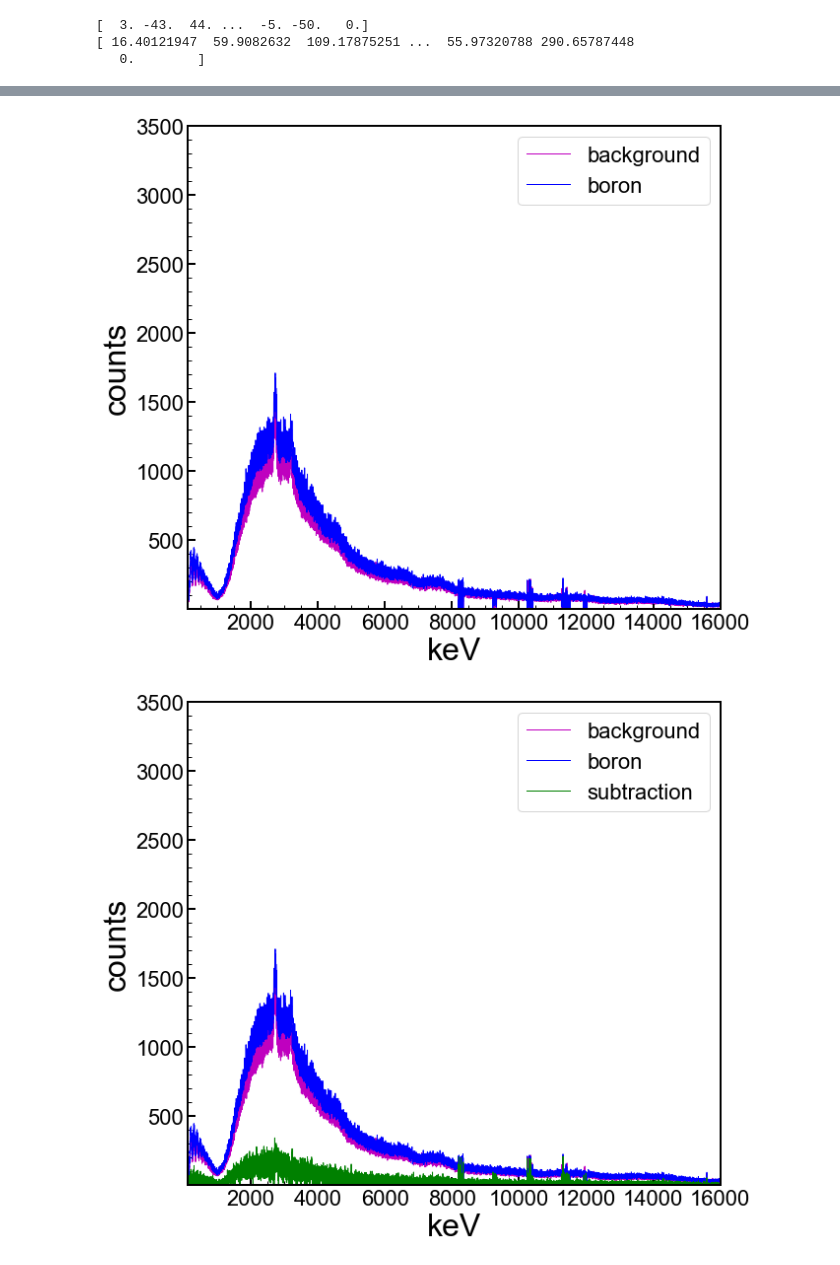
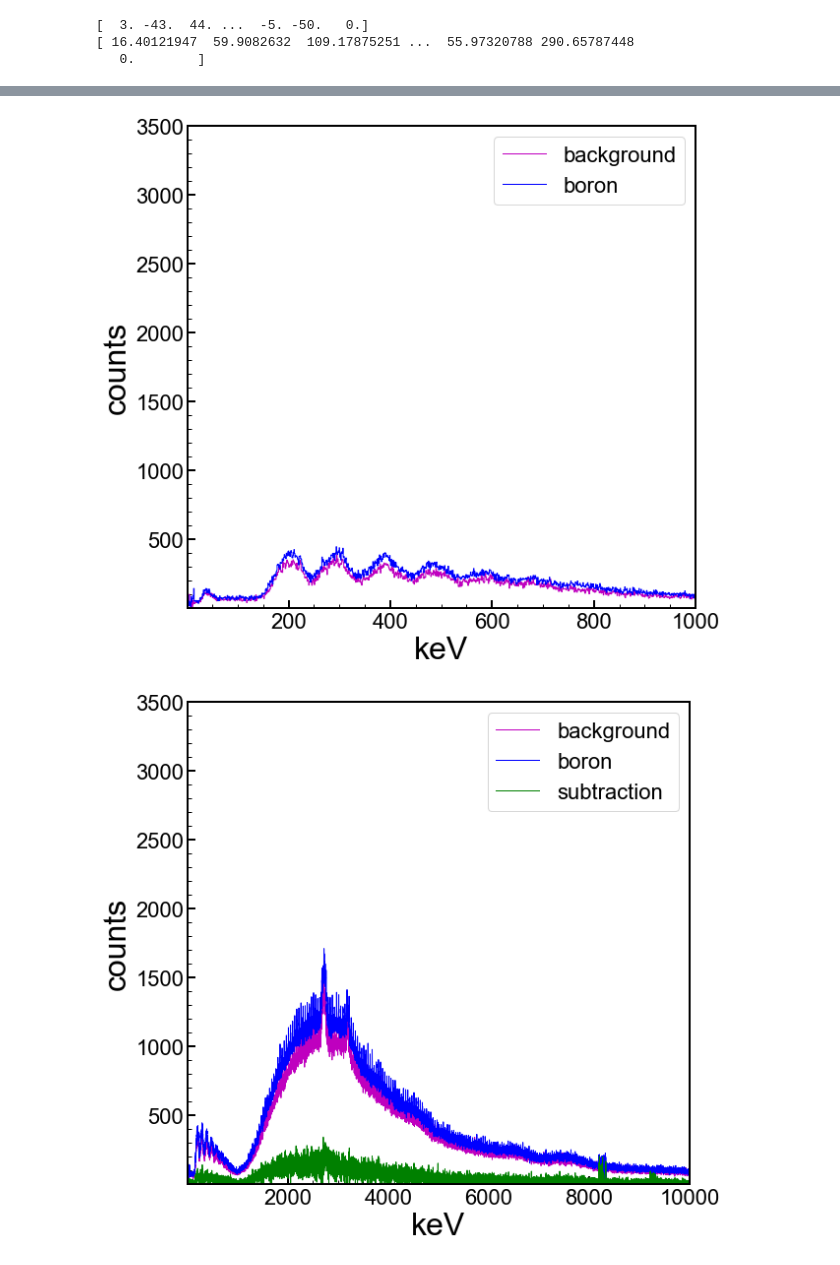
Before and after one commit to villano-lab/Boron-Absorption, a Jupyter notebook: therm-neut-meas/spectral-subtraction_AK-NEW.ipynb, the cells around one changed output, grey strips where cells are left out. Cells and saved outputs as stored; diff of their text form; code cells hidden in the pictures.

```diff
--- a/therm-neut-meas/spectral-subtraction_AK-NEW.ipynb
+++ b/therm-neut-meas/spectral-subtraction_AK-NEW.ipynb
@@ -9,14 +9,14 @@ from matplotlib import pyplot as plt
 plt.style.use('../mplstyles/stylelib/standard.mplstyle')
 # %%
 #import data with boron shield
-data_boron = pd.read_csv("data/borondata_09152022.txt")
+data_boron = pd.read_csv("data/borondata_09152022.txt", dtype=np.float64)
 boron_bins = data_boron.iloc[:,0]
 boron_cts = data_boron.iloc[:,1]
 boron_bins = np.asarray(boron_bins,dtype=np.double)
 boron_cts = np.asarray(boron_cts)
 
 #import data taken without boron
-data_bknd = pd.read_csv("data/noboron_data09122022.txt")
+data_bknd = pd.read_csv("data/noboron_data09122022.txt", dtype=np.float64)
 bknd_bins = data_bknd.iloc[:,0]
 bknd_cts = data_bknd.iloc[:,1]
 bknd_bins = np.asarray(bknd_bins,dtype=np.double)
@@ -39,8 +39,8 @@ print (sigma_cts)
 fig,axes = plt.subplots(1,1,figsize=(9.0,8.0),sharex=True)
 ax1 = axes
 
-xmin=100
-xmax=16000
+xmin=1
+xmax=1000
 stepsize=100
 
 ax1.step(bknd_bins,bknd_cts,color='m',where='mid', linestyle='-',label='background', linewidth=1)
@@ -70,8 +70,8 @@ plt.show()
 fig,axes = plt.subplots(1,1,figsize=(9.0,8.0),sharex=True)
 ax1 = axes
 
-xmin=100
-xmax=16000
+xmin=1
+xmax=1000
 stepsize=100
 
 ax1.step(boron_bins,boron_cts,color='b',where='mid', linestyle='-',label='boron', linewidth=1)
@@ -101,8 +101,8 @@ plt.show()
 fig,axes = plt.subplots(1,1,figsize=(9.0,8.0),sharex=True)
 ax1 = axes
 
-xmin=100
-xmax=16000
+xmin=1
+xmax=1000
 stepsize=100
 
 ax1.step(bknd_bins,bknd_cts,color='m',where='mid', linestyle='-',label='background', linewidth=1)
@@ -126,36 +126,36 @@ for axis in ['top','bottom','left','right']:
 plt.tight_layout()
 plt.show()
 # %% [output]
-[figure, old version]
+[figure, new version]
 # %%
 #create 1d plot for subtraction
 fig,axes = plt.subplots(1,1,figsize=(9.0,8.0),sharex=True)
 ax1 = axes
 
-xmin=100
-xmax=16000
+xmin=1
+xmax=10000
 stepsize=100
 
 ax1.step(bknd_bins,bknd_cts,color='m',where='mid', linestyle='-',label='background', linewidth=1)
 ax1.step(boron_bins,boron_cts,color='b',where='mid', linestyle='-',label='boron', linewidth=1)
 ax1.step(boron_bins,sbtr_boron,color='g',where='mid', linestyle='-',label='subtraction', linewidth=1)
 
 
 ymin = 1.0
 ymax = 3500.0
 
 ax1.set_yscale('linear')
 ax1.set_xlim(xmin, xmax)
 ax1.set_ylim(ymin,ymax)
 ax1.set_xlabel(r'keV')
 ax1.set_ylabel('counts')
 ax1.legend(loc=1,prop={'size':22})
 
 
 for axis in ['top','bottom','left','right']:
   ax1.spines[axis].set_linewidth(2)
 
 plt.tight_layout()
 plt.show()
 # %% [output]
-[figure, old version]
+[figure, new version]
```
Also changed, not shown: parts of 33 cells of this notebook, 9 other files.
